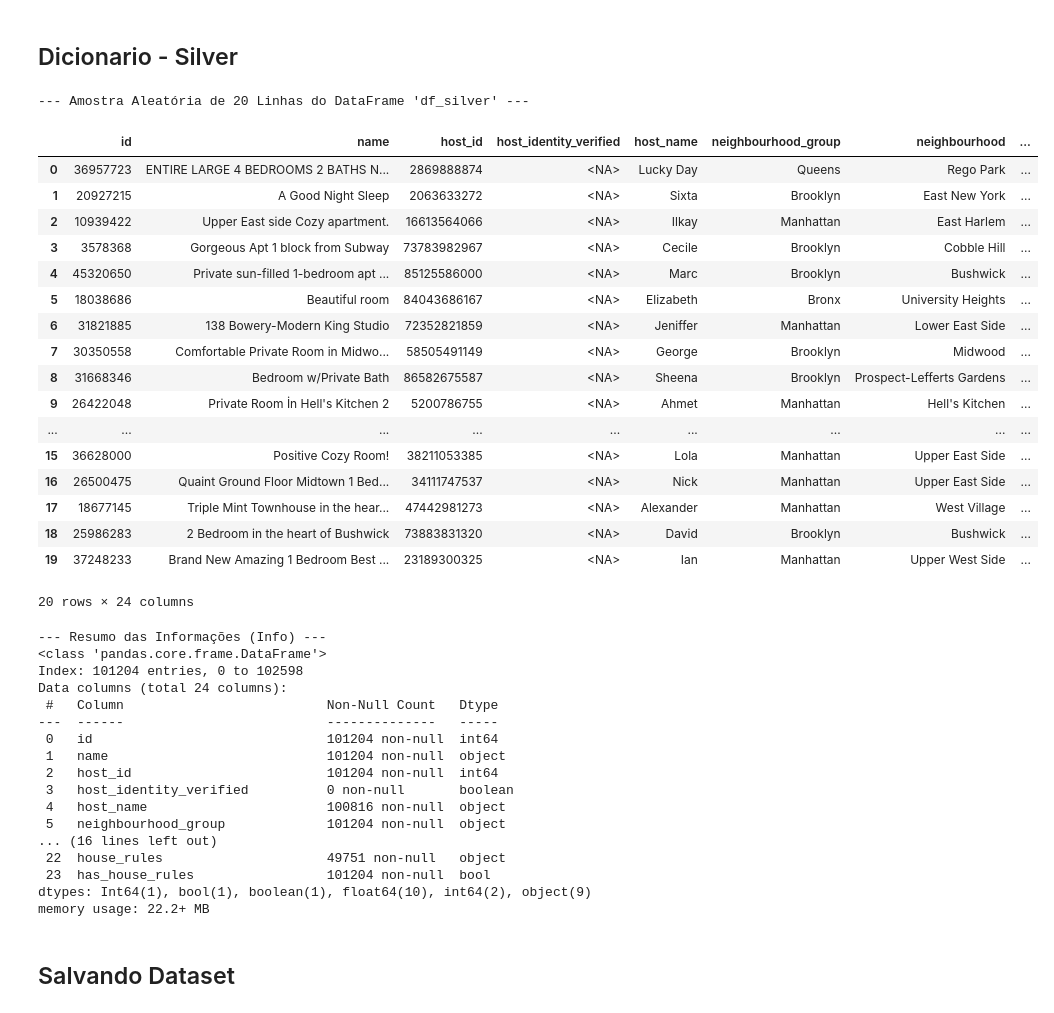
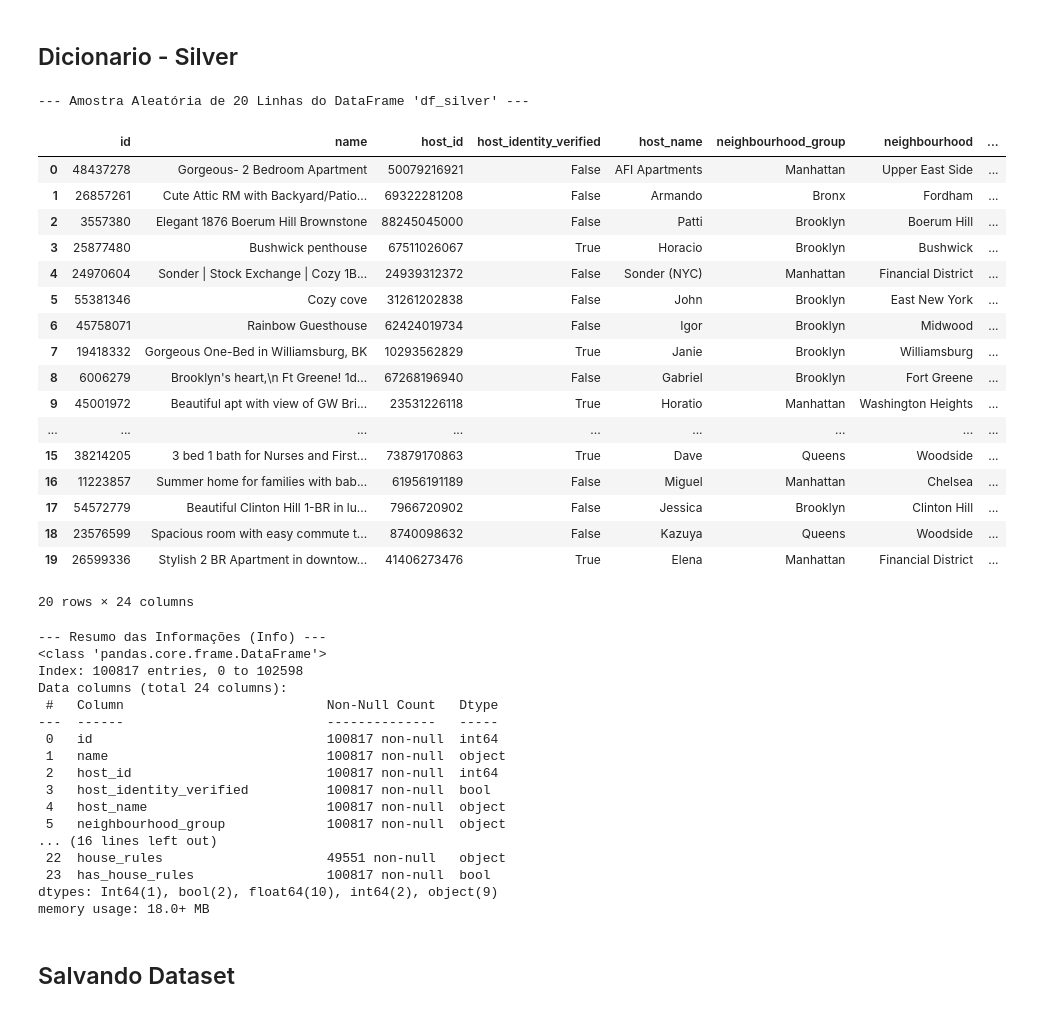
Before and after one commit to lucasqueiroz23/airbnb-data-analysis, a Jupyter notebook: silver/etl.ipynb, the cells around one changed output. Cells and saved outputs as stored; diff of their text form; code cells hidden in the pictures.

```diff
--- a/silver/etl.ipynb
+++ b/silver/etl.ipynb
@@ -164,13 +158,13 @@ Valores nulos em 'price' após remoção: 0
 2) Criação de Coluna booleana para house_rules: Como metade dos valores é nulo, iremos criar uma nova coluna para indicar se essa "casa" possui ou não regras definidas.
 # %%
 
-df_silver['has_house_rules'] = df_silver['house_rules'].notna()
+df['has_house_rules'] = df['house_rules'].notna()
 
 # Podemos agora remover a coluna original se o conteúdo de texto não for usado
 # df_silver.drop(columns=['house_rules'], inplace=True)
 
 
-print(df_silver['has_house_rules'].value_counts())
+print(df['has_house_rules'].value_counts())
 # %% [output]
 has_house_rules
 False    51853
@@ -181,3 +175,4 @@ Name: count, dtype: int64
 # %%
-df_silver['name'] = df_silver['name'].fillna('Sem nome informado')
+for col in ['name', 'host_name']:
+    df[col] = df[col].fillna('Sem nome informado')
 # %% [markdown]
@@ -185,12 +180,22 @@ df_silver['name'] = df_silver['name'].fillna('Sem nome informado')
 # %%
-df_silver.dropna(subset=['neighbourhood', 'neighbourhood_group'], inplace=True)
+nans_to_drop = [
+    'neighbourhood',
+    'neighbourhood_group',
+    'lat',
+    'long',
+    'host_identity_verified',
+    'room_type',
+    'minimum_nights',
+]
+
+df.dropna(subset=nans_to_drop, inplace=True)
 # %% [markdown]
 ## Tratamentos de Valores invalidados.
 
 Foi identificado alguns valores negativos na coluna **availability_365** que não fazem sentido com o escopo.
 # %%
-df_silver = df_silver[df_silver['availability_365'] >= 0]
-print(df_silver['availability_365'].min())
+df = df[df['availability_365'] >= 0]
+print(df['availability_365'].min())
 # %% [output]
 0.0
 # %% [markdown]
@@ -198,50 +203,50 @@ print(df_silver['availability_365'].min())
 # %%
 print("--- Amostra Aleatória de 20 Linhas do DataFrame 'df_silver' ---")
 
 # O .sample(20) pega 20 linhas aleatórias do DataFrame.
 # O .reset_index(drop=True) é para a visualização ficar mais limpa, sem o índice antigo.
-display(df_silver.sample(20).reset_index(drop=True))
+display(df.sample(20).reset_index(drop=True))
 
 
 print("\n\n--- Resumo das Informações (Info) ---")
-df_silver.info()
+df.info()
 # %% [output]
 --- Amostra Aleatória de 20 Linhas do DataFrame 'df_silver' ---
 |  | id | name | host_id | host_identity_verified | host_name | neighbourhood_group | neighbourhood | ... |
-| 0 | 36957723 | ENTIRE LARGE 4 BEDROOMS 2 BATHS N... | 2869888874 | <NA> | Lucky Day | Queens | Rego Park | ... |
-| 1 | 20927215 | A Good Night Sleep | 2063633272 | <NA> | Sixta | Brooklyn | East New York | ... |
-| 2 | 10939422 | Upper East side Cozy apartment. | 16613564066 | <NA> | Ilkay | Manhattan | East Harlem | ... |
-| 3 | 3578368 | Gorgeous Apt 1 block from Subway | 73783982967 | <NA> | Cecile | Brooklyn | Cobble Hill | ... |
-| 4 | 45320650 | Private sun-filled 1-bedroom apt ... | 85125586000 | <NA> | Marc | Brooklyn | Bushwick | ... |
-| 5 | 18038686 | Beautiful room | 84043686167 | <NA> | Elizabeth | Bronx | University Heights | ... |
-| 6 | 31821885 | 138 Bowery-Modern King Studio | 72352821859 | <NA> | Jeniffer | Manhattan | Lower East Side | ... |
-| 7 | 30350558 | Comfortable Private Room in Midwo... | 58505491149 | <NA> | George | Brooklyn | Midwood | ... |
-| 8 | 31668346 | Bedroom w/Private Bath | 86582675587 | <NA> | Sheena | Brooklyn | Prospect-Lefferts Gardens | ... |
-| 9 | 26422048 | Private Room İn Hell's Kitchen 2 | 5200786755 | <NA> | Ahmet | Manhattan | Hell's Kitchen | ... |
+| 0 | 48437278 | Gorgeous- 2 Bedroom Apartment | 50079216921 | False | AFI Apartments | Manhattan | Upper East Side | ... |
+| 1 | 26857261 | Cute Attic RM with Backyard/Patio... | 69322281208 | False | Armando | Bronx | Fordham | ... |
+| 2 | 3557380 | Elegant 1876 Boerum Hill Brownstone | 88245045000 | False | Patti | Brooklyn | Boerum Hill | ... |
+| 3 | 25877480 | Bushwick penthouse | 67511026067 | True | Horacio | Brooklyn | Bushwick | ... |
+| 4 | 24970604 | Sonder | Stock Exchange | Cozy 1B... | 24939312372 | False | Sonder (NYC) | Manhattan | Financial District | ... |
+| 5 | 55381346 | Cozy cove | 31261202838 | False | John | Brooklyn | East New York | ... |
+| 6 | 45758071 | Rainbow Guesthouse | 62424019734 | False | Igor | Brooklyn | Midwood | ... |
+| 7 | 19418332 | Gorgeous One-Bed in Williamsburg, BK | 10293562829 | True | Janie | Brooklyn | Williamsburg | ... |
+| 8 | 6006279 | Brooklyn's heart,\n Ft Greene! 1d... | 67268196940 | False | Gabriel | Brooklyn | Fort Greene | ... |
+| 9 | 45001972 | Beautiful apt with view of GW Bri... | 23531226118 | True | Horatio | Manhattan | Washington Heights | ... |
 | ... | ... | ... | ... | ... | ... | ... | ... | ... |
-| 15 | 36628000 | Positive Cozy Room! | 38211053385 | <NA> | Lola | Manhattan | Upper East Side | ... |
-| 16 | 26500475 | Quaint Ground Floor Midtown 1 Bed... | 34111747537 | <NA> | Nick | Manhattan | Upper East Side | ... |
-| 17 | 18677145 | Triple Mint Townhouse in the hear... | 47442981273 | <NA> | Alexander | Manhattan | West Village | ... |
-| 18 | 25986283 | 2 Bedroom in the heart of Bushwick | 73883831320 | <NA> | David | Brooklyn | Bushwick | ... |
-| 19 | 37248233 | Brand New Amazing 1 Bedroom Best ... | 23189300325 | <NA> | Ian | Manhattan | Upper West Side | ... |
+| 15 | 38214205 | 3 bed 1 bath for Nurses and First... | 73879170863 | True | Dave | Queens | Woodside | ... |
+| 16 | 11223857 | Summer home for families with bab... | 61956191189 | False | Miguel | Manhattan | Chelsea | ... |
+| 17 | 54572779 | Beautiful Clinton Hill 1-BR in lu... | 7966720902 | False | Jessica | Brooklyn | Clinton Hill | ... |
+| 18 | 23576599 | Spacious room with easy commute t... | 8740098632 | False | Kazuya | Queens | Woodside | ... |
+| 19 | 26599336 | Stylish 2 BR Apartment in downtow... | 41406273476 | True | Elena | Manhattan | Financial District | ... |
 20 rows × 24 columns
 --- Resumo das Informações (Info) ---
 <class 'pandas.core.frame.DataFrame'>
-Index: 101204 entries, 0 to 102598
+Index: 100817 entries, 0 to 102598
 Data columns (total 24 columns):
  #   Column                          Non-Null Count   Dtype
 ---  ------                          --------------   -----
- 0   id                              101204 non-null  int64
- 1   name                            101204 non-null  object
- 2   host_id                         101204 non-null  int64
- 3   host_identity_verified          0 non-null       boolean
- 4   host_name                       100816 non-null  object
- 5   neighbourhood_group             101204 non-null  object
+ 0   id                              100817 non-null  int64
+ 1   name                            100817 non-null  object
+ 2   host_id                         100817 non-null  int64
+ 3   host_identity_verified          100817 non-null  bool
+ 4   host_name                       100817 non-null  object
+ 5   neighbourhood_group             100817 non-null  object
 ... (16 lines left out)
- 22  house_rules                     49751 non-null   object
- 23  has_house_rules                 101204 non-null  bool
-dtypes: Int64(1), bool(1), boolean(1), float64(10), int64(2), object(9)
-memory usage: 22.2+ MB
+ 22  house_rules                     49551 non-null   object
+ 23  has_house_rules                 100817 non-null  bool
+dtypes: Int64(1), bool(2), float64(10), int64(2), object(9)
+memory usage: 18.0+ MB
 # %% [markdown]
 ## Salvando Dataset
 # %%
```
Also changed, not shown: parts of 12 cells of this notebook, 1 other file.
